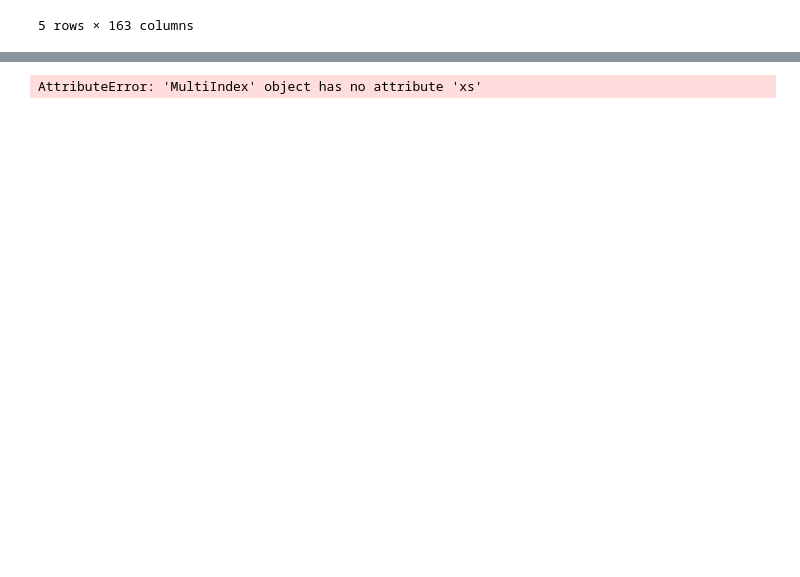
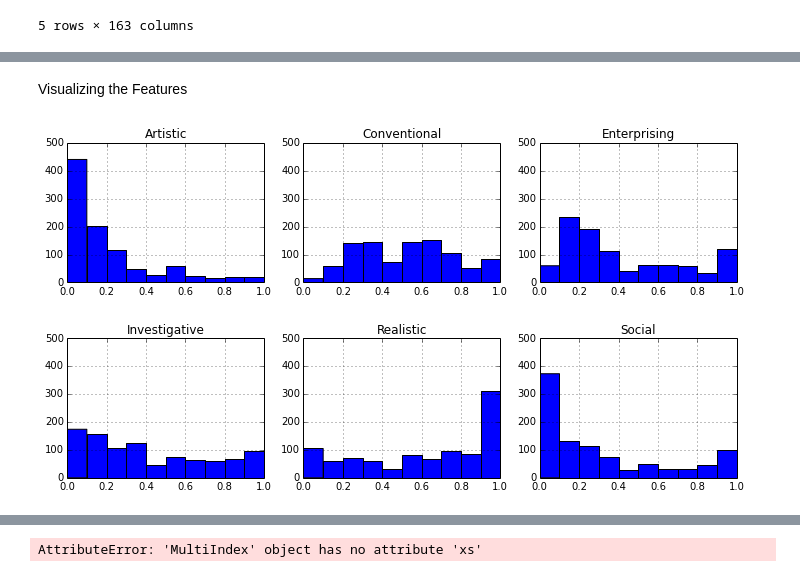
Before and after one commit to annaswigart/career-xplorer, a Jupyter notebook: ipython_notebooks/data_manipulation.ipynb, the cells around one changed output, grey strips where cells are left out. Cells and saved outputs as stored; diff of their text form; code cells hidden in the pictures; blank space fills up the shorter version.

```diff
--- a/ipython_notebooks/data_manipulation.ipynb
+++ b/ipython_notebooks/data_manipulation.ipynb
@@ -372,7 +374,7 @@ combined_df.head()
 # Remove spaces in element names
 combined_df = combined_df.rename(columns=lambda x: x.replace(' ', '_'))
 
-combined_df.fillna(0, inplace=True)
+# combined_df.fillna(0, inplace=True)
 # %%
 combined_df.head()
 # %% [output]
@@ -408,0 +389,9 @@ normed_df.head()
+# %%
+def normalize(series):
+    maximum = series.max()
+    minimum = series.min()
+    return [(item - minimum) / (maximum - minimum) for item in series]
+# %%
+normed_df = combined_df.copy()
+normed_df.iloc[:,1:] = normed_df.iloc[:,1:].apply(normalize)
+normed_df.head()
@@ -408,0 +407,17 @@ normed_df.head()
+# %% [markdown]
+Visualizing the Features
+# %%
+from math import floor,ceil
+def draw_histogram(domain_frame):
+    fig, axes = plt.subplots(nrows=int((ceil(float(len(domain_frame.columns))/3.0))), ncols=3, figsize = (12,len(domain_frame.columns)))
+    plt.subplots_adjust(hspace = 0.4)
+    for i,column_name in enumerate(domain_frame.columns):
+        row = int(floor(i/3))
+        column = i % 3
+        domain_frame[column_name].hist(bins=10, ax=axes[row,column]); axes[row,column].set_title(column_name); axes[row,column].set_ylim([0,500])
+# %%
+# draw_histogram(combined_df.Job_Zones)
+# normed_df.Interests.Investigative.hist(bins=10)
+draw_histogram(normed_df.Interests)
+# %% [output]
+[figure, added]
```
Also changed, not shown: parts of 20 cells of this notebook.
